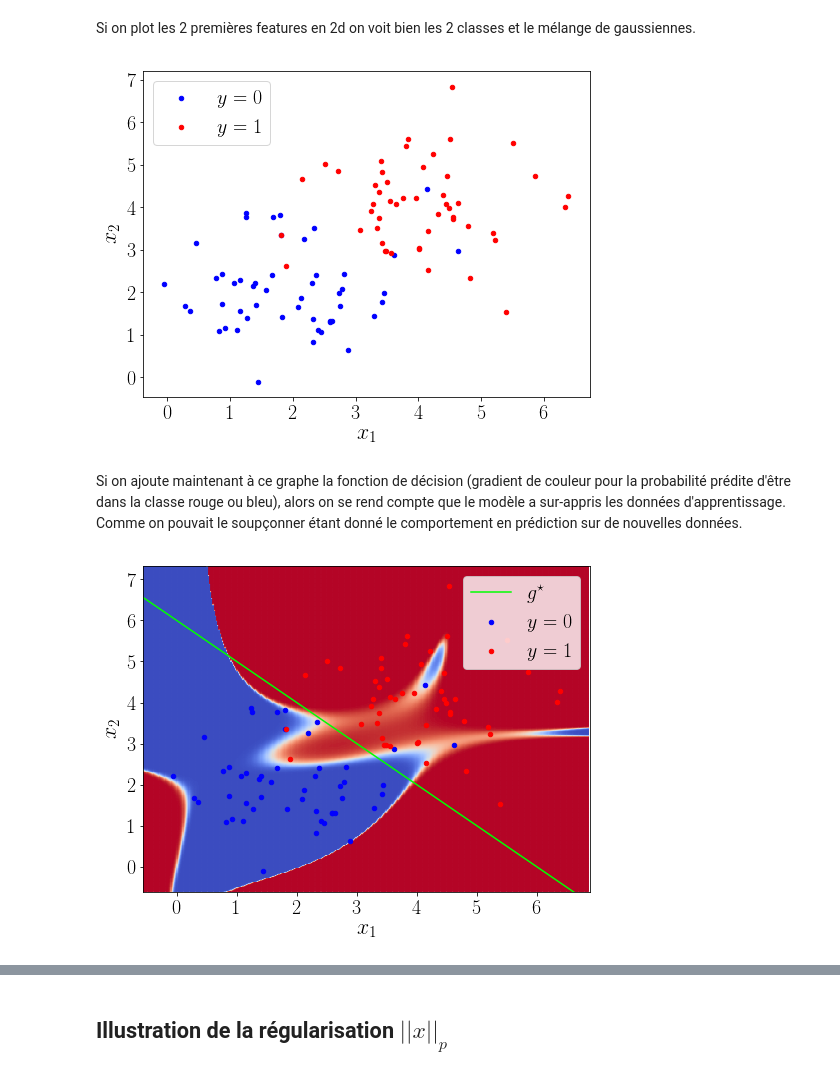
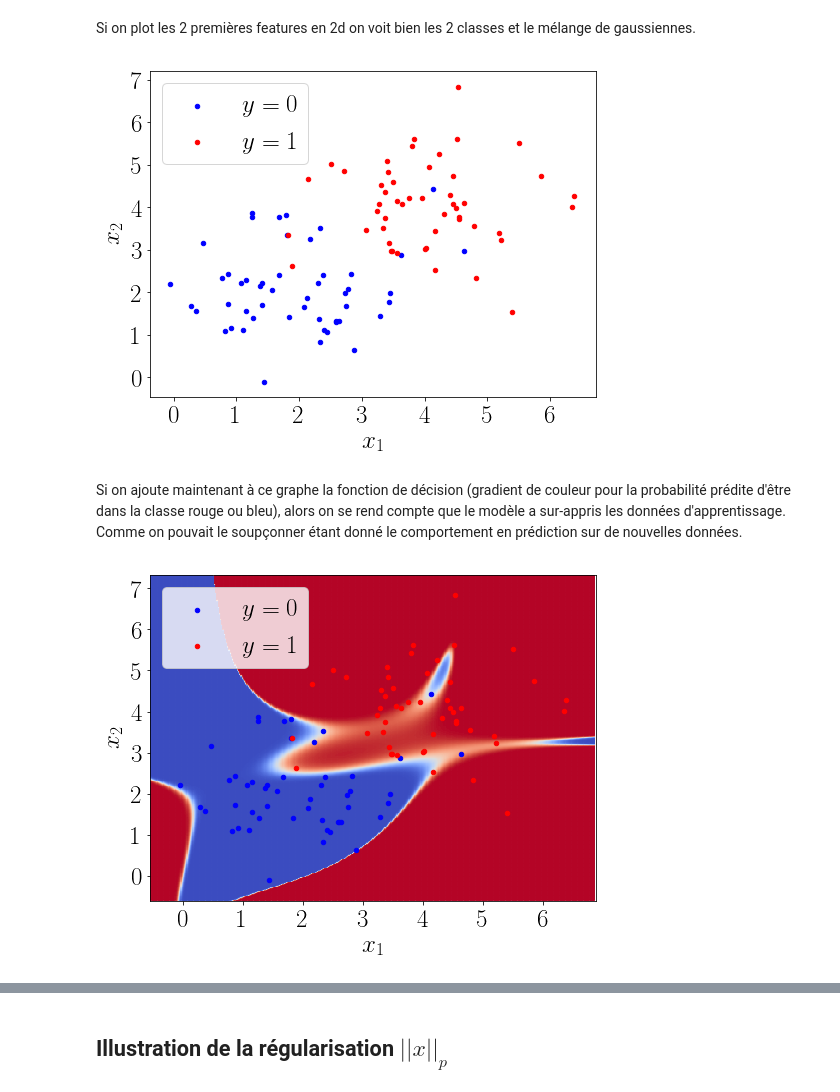
Before and after one commit to SimonBussy/thesis-illustrations, a Jupyter notebook: illustration.ipynb, the cells around one changed output, grey strips where cells are left out. Drawn from its saved outputs; the diff is of its cells as text; code cells hidden in the pictures.

```diff
--- a/illustration.ipynb
+++ b/illustration.ipynb
@@ -118,15 +118,15 @@ grouped = df.groupby('Y')
 for key, group in grouped:
     group.plot(ax=ax, kind='scatter', x=0, y=1,
                label="$y = %s$" % key, color=colors[key])
-pl.legend(fontsize=20)
-pl.xticks(fontsize = 20)
-pl.yticks(fontsize = 20)
-pl.xlabel(r"$x_1$", fontsize=22)
-pl.ylabel(r"$x_2$", fontsize=22)
+pl.legend(fontsize=25)
+pl.xticks(fontsize = 25)
+pl.yticks(fontsize = 25)
+pl.xlabel(r"$x_1$", fontsize=25)
+pl.ylabel(r"$x_2$", fontsize=25)
 pl.savefig('./simulated_data.pdf', bbox_inches='tight')
 pl.show()
 # %% [output]
-[figure, old version]
+[figure, new version]
 # %% [markdown]
 Si on ajoute maintenant à ce graphe la fonction de décision (gradient de couleur pour la probabilité prédite d'être dans la classe rouge ou bleu), alors on se rend compte que le modèle a sur-appris les données d'apprentissage. Comme on pouvait le soupçonner étant donné le comportement en prédiction sur de nouvelles données.
 # %%
@@ -141,40 +141,36 @@ Z = result.predict(np.c_[xx_1.ravel(),
                          (xx_1 ** 3).ravel(),
                          (xx_2 ** 3).ravel(),
                          (xx_1 ** 3 * xx_2 ** 3).ravel(),
                          (xx_1 ** 3 * xx_2 ** 2).ravel(),
                          (xx_2 ** 3 * xx_1 ** 2).ravel(),
                          (xx_1 ** 2 * xx_2 ** 2).ravel(),
                          (xx_1 ** 4 * xx_2 ** 2).ravel(),
                          (xx_2 ** 4 * xx_1 ** 2).ravel(),
                          (xx_1 ** 4 * xx_2 ** 3).ravel(),
                          (xx_2 ** 4 * xx_1 ** 3).ravel(),
                          (xx_1 ** 4 * xx_2 ** 4).ravel()
                         ])
 
 Z = Z.reshape(xx_1.shape)
 
 fig, ax = pl.subplots(figsize=(8, 6))
 x_grid = np.linspace(x_min, x_max, 200)
 
-a = -(mean1[0] - mean2[0]) / (mean1[1] - mean2[1])
-b = (mean1[1] + mean2[1])/2 - a * (mean1[0] + mean2[0])/2
-pl.plot(x_grid, a * x_grid + b, color="lime", label="$g^\star$")
-
 ax.set_xlim([x_min, x_max])
 ax.set_ylim([y_min, y_max])
 
 pl.pcolormesh(xx_1, xx_2, Z, cmap=pl.cm.coolwarm, alpha=0.9)
 grouped = df.groupby('Y')
 for key, group in grouped:
     group.plot(ax=ax, kind='scatter', x=0, y=1,
                label="$y = %s$" % key, color=colors[key])
 
-pl.legend(fontsize=20)
-pl.xticks(fontsize = 20)
-pl.yticks(fontsize = 20)
-pl.xlabel(r"$x_1$", fontsize=22)
-pl.ylabel(r"$x_2$", fontsize=22)
+pl.legend(fontsize=25)
+pl.xticks(fontsize = 25)
+pl.yticks(fontsize = 25)
+pl.xlabel(r"$x_1$", fontsize=25)
+pl.ylabel(r"$x_2$", fontsize=25)
 pl.savefig('./decision_function.jpg', bbox_inches='tight')
 pl.show()
 # %% [output]
-[figure, old version]
+[figure, new version]
```
Also changed, not shown: parts of 2 cells of this notebook, 2 other files.
